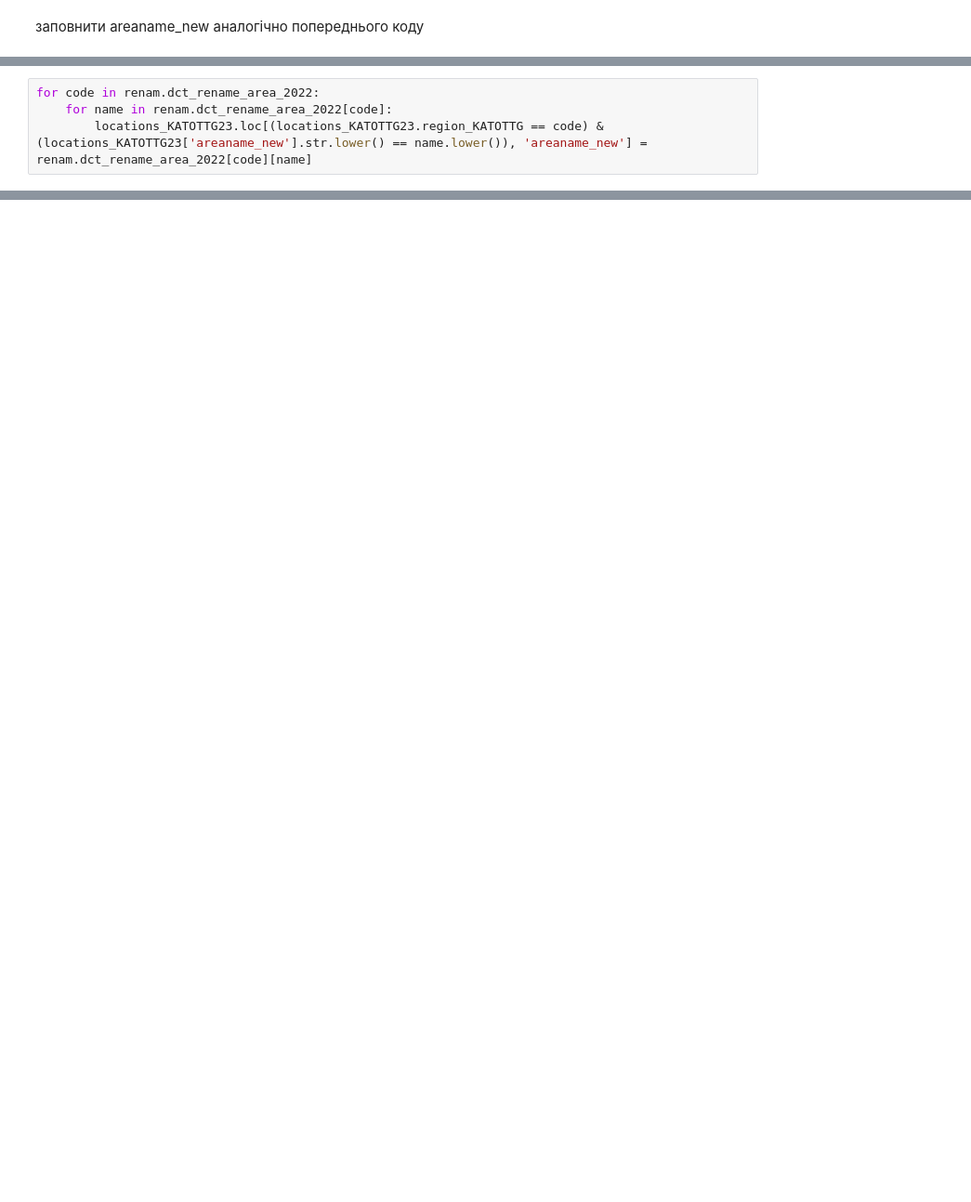
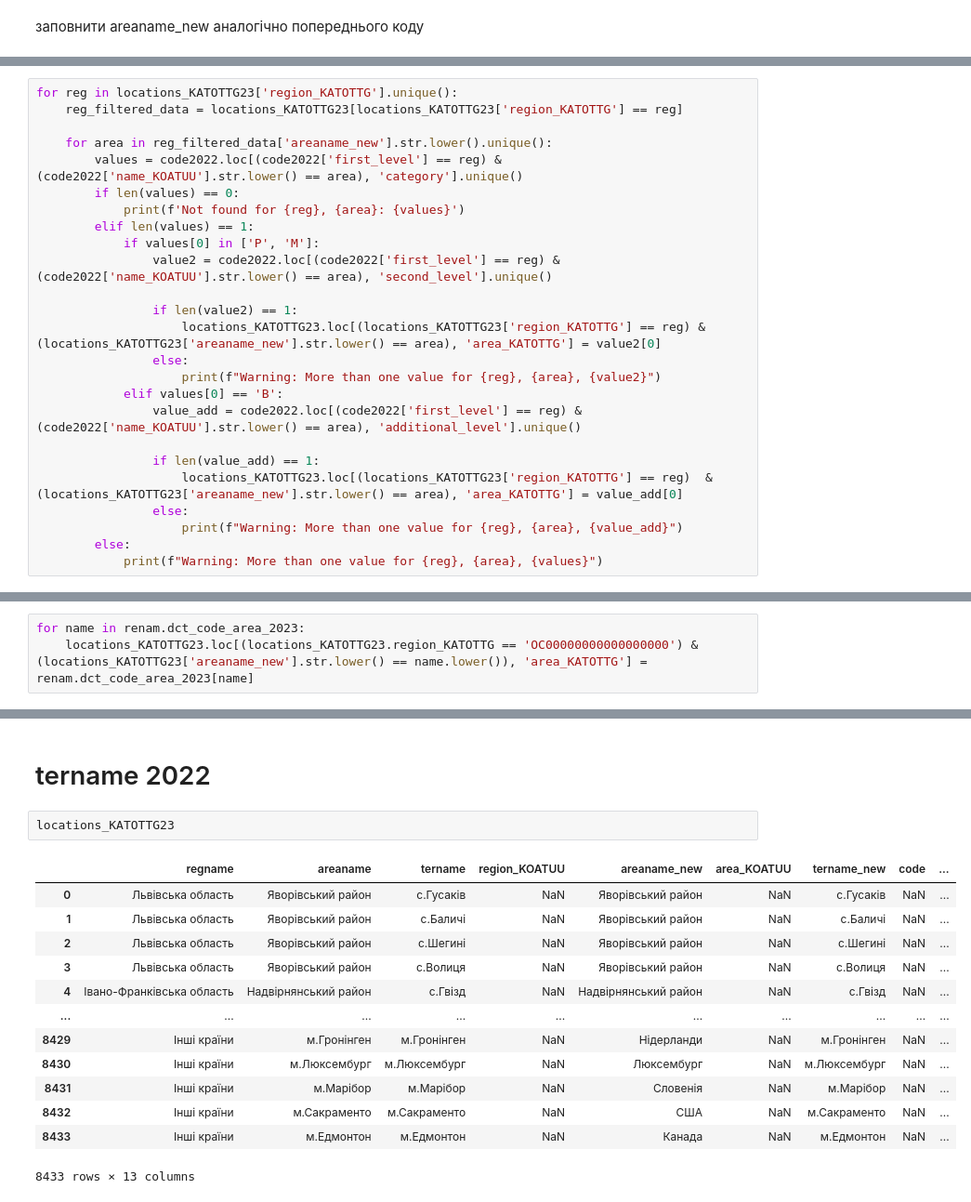
Before and after one commit to DataResponsibly/ZNO-Dataset, a Jupyter notebook: notebooks/students_level/locations.ipynb, the cells around one changed output, grey strips where cells are left out. Shown at 93% size. Saved outputs shown, nothing was run; the diff lists cells and outputs as text; blank space fills up the shorter version.

```diff
--- a/notebooks/students_level/locations.ipynb
+++ b/notebooks/students_level/locations.ipynb
@@ -742,0 +872,25 @@ troubles
+# %%
+for reg in locations_KATOTTG23['region_KATOTTG'].unique():
+    reg_filtered_data = locations_KATOTTG23[locations_KATOTTG23['region_KATOTTG'] == reg]
+
+    for area in reg_filtered_data['areaname_new'].str.lower().unique():
+        values = code2022.loc[(code2022['first_level'] == reg) & (code2022['name_KOATUU'].str.lower() == area), 'category'].unique()
+        if len(values) == 0:
+            print(f'Not found for {reg}, {area}: {values}')
+        elif len(values) == 1:
+            if values[0] in ['P', 'M']:
+                value2 = code2022.loc[(code2022['first_level'] == reg) & (code2022['name_KOATUU'].str.lower() == area), 'second_level'].unique()
+
+                if len(value2) == 1:
+                    locations_KATOTTG23.loc[(locations_KATOTTG23['region_KATOTTG'] == reg) & (locations_KATOTTG23['areaname_new'].str.lower() == area), 'area_KATOTTG'] = value2[0]
+                else:
+                    print(f"Warning: More than one value for {reg}, {area}, {value2}")
+            elif values[0] == 'B':
+                value_add = code2022.loc[(code2022['first_level'] == reg) & (code2022['name_KOATUU'].str.lower() == area), 'additional_level'].unique()
+
+                if len(value_add) == 1:
+                    locations_KATOTTG23.loc[(locations_KATOTTG23['region_KATOTTG'] == reg)  & (locations_KATOTTG23['areaname_new'].str.lower() == area), 'area_KATOTTG'] = value_add[0]
+                else:
+                    print(f"Warning: More than one value for {reg}, {area}, {value_add}")
+        else:
+            print(f"Warning: More than one value for {reg}, {area}, {values}")
@@ -743,4 +915,3 @@ troubles
 # %%
-for code in renam.dct_rename_area_2022:
-    for name in renam.dct_rename_area_2022[code]:
-        locations_KATOTTG23.loc[(locations_KATOTTG23.region_KATOTTG == code) & (locations_KATOTTG23['areaname_new'].str.lower() == name.lower()), 'areaname_new'] = renam.dct_rename_area_2022[code][name]
+for name in renam.dct_code_area_2023:
+    locations_KATOTTG23.loc[(locations_KATOTTG23.region_KATOTTG == 'OC00000000000000000') & (locations_KATOTTG23['areaname_new'].str.lower() == name.lower()), 'area_KATOTTG'] = renam.dct_code_area_2023[name]
@@ -746,0 +922,18 @@ for code in renam.dct_rename_area_2022:
+# %% [markdown]
+# tername 2022
+# %%
+locations_KATOTTG23
+# %% [output]
+|  | regname | areaname | tername | region_KOATUU | areaname_new | area_KOATUU | tername_new | code | ... |
+| 0 | Львівська область | Яворівський район | с.Гусаків | NaN | Яворівський район | NaN | с.Гусаків | NaN | ... |
+| 1 | Львівська область | Яворівський район | с.Баличі | NaN | Яворівський район | NaN | с.Баличі | NaN | ... |
+| 2 | Львівська область | Яворівський район | с.Шегині | NaN | Яворівський район | NaN | с.Шегині | NaN | ... |
+| 3 | Львівська область | Яворівський район | с.Волиця | NaN | Яворівський район | NaN | с.Волиця | NaN | ... |
+| 4 | Івано-Франківська область | Надвірнянський район | с.Гвізд | NaN | Надвірнянський район | NaN | с.Гвізд | NaN | ... |
+| ... | ... | ... | ... | ... | ... | ... | ... | ... | ... |
+| 8429 | Інші країни | м.Гронінген | м.Гронінген | NaN | Нідерланди | NaN | м.Гронінген | NaN | ... |
+| 8430 | Інші країни | м.Люксембург | м.Люксембург | NaN | Люксембург | NaN | м.Люксембург | NaN | ... |
+| 8431 | Інші країни | м.Марібор | м.Марібор | NaN | Словенія | NaN | м.Марібор | NaN | ... |
+| 8432 | Інші країни | м.Сакраменто | м.Сакраменто | NaN | США | NaN | м.Сакраменто | NaN | ... |
+| 8433 | Інші країни | м.Едмонтон | м.Едмонтон | NaN | Канада | NaN | м.Едмонтон | NaN | ... |
+8433 rows × 13 columns
```
Also changed, not shown: parts of 60 cells of this notebook.
